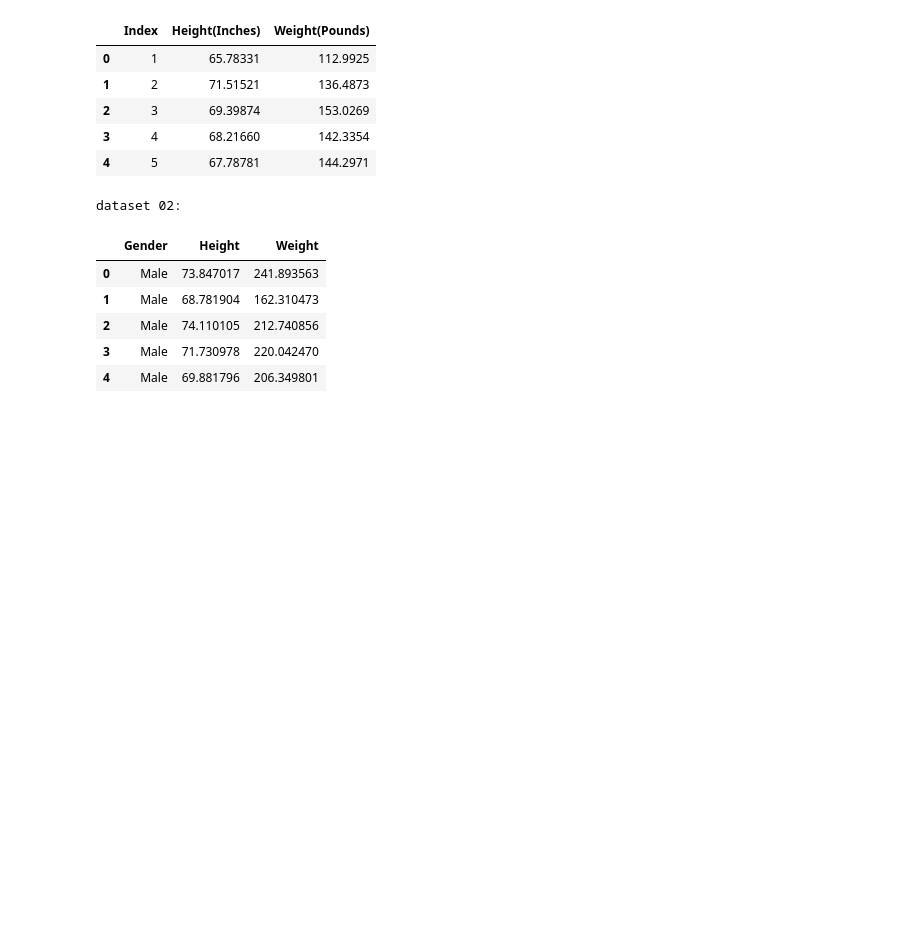
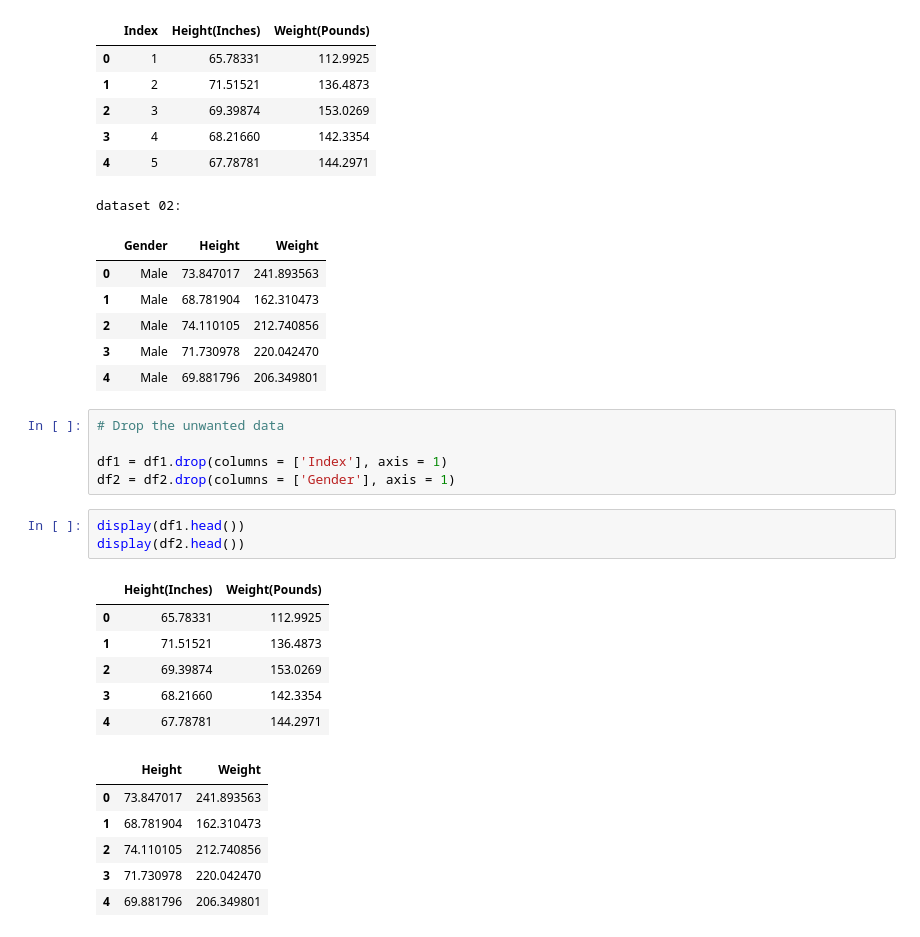
Before and after one commit to Malinda1/data_preprocessing, a Jupyter notebook: data preprocessing.ipynb, the cells around one changed output. Cells and saved outputs as stored; diff of their text form; blank space fills up the shorter version.

Commit message:
Drop the unneeded columns

```diff
--- a/data preprocessing.ipynb
+++ b/data preprocessing.ipynb
@@ -637,3 +637,24 @@ dataset 02:
 | 2 | Male | 74.110105 | 212.740856 |
 | 3 | Male | 71.730978 | 220.042470 |
 | 4 | Male | 69.881796 | 206.349801 |
+# %%
+# Drop the unwanted data
+
+df1 = df1.drop(columns = ['Index'], axis = 1)
+df2 = df2.drop(columns = ['Gender'], axis = 1)
+# %%
+display(df1.head())
+display(df2.head())
+# %% [output]
+|  | Height(Inches) | Weight(Pounds) |
+| 0 | 65.78331 | 112.9925 |
+| 1 | 71.51521 | 136.4873 |
+| 2 | 69.39874 | 153.0269 |
+| 3 | 68.21660 | 142.3354 |
+| 4 | 67.78781 | 144.2971 |
+|  | Height | Weight |
+| 0 | 73.847017 | 241.893563 |
+| 1 | 68.781904 | 162.310473 |
+| 2 | 74.110105 | 212.740856 |
+| 3 | 71.730978 | 220.042470 |
+| 4 | 69.881796 | 206.349801 |
```
